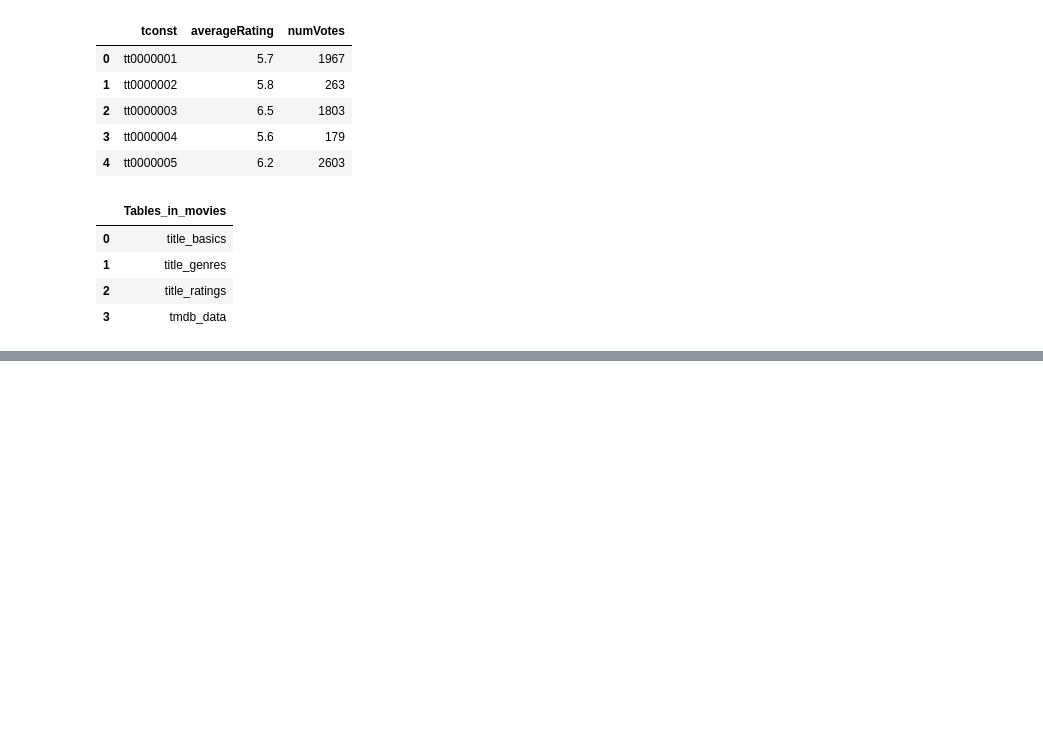
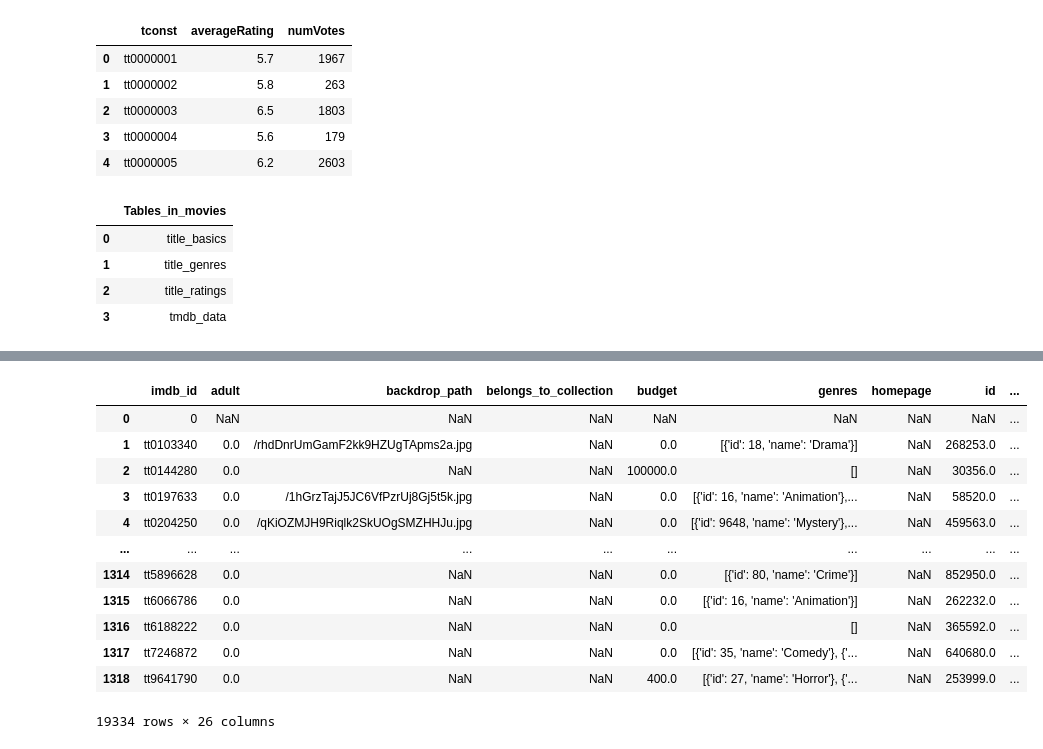
Before and after one commit to alexre24/IMDB-Project, a Jupyter notebook: IMDB Project Part 3.ipynb, the cells around one changed output, grey strips where cells are left out. Cells and saved outputs as stored; diff of their text form; code cells hidden in the pictures; blank space fills up the shorter version.

Commit message:
IMDB Project

```diff
--- a/IMDB Project Part 3.ipynb
+++ b/IMDB Project Part 3.ipynb
@@ -354,0 +536,7 @@ pd.read_sql(q, engine)
+# %%
+## Checking what data we already in our Data folder using os.listdir
+import glob
+q = "Data/final_tmdb_data*"
+chunked_files = glob.glob(q)
+# Showing the first 5
+chunked_files
@@ -354,0 +555,24 @@ pd.read_sql(q, engine)
+# %%
+## Loading all files as df and appending to a list
+df_list = []
+for file in chunked_files:
+    temp_df = pd.read_csv(file, lineterminator='\n', index_col = False)
+    df_list.append(temp_df)
+
+## Concatenating the list of dfs into 1 combined
+df_combined = pd.concat(df_list)
+df_combined
+# %% [output]
+|  | imdb_id | adult | backdrop_path | belongs_to_collection | budget | genres | homepage | id | ... |
+| 0 | 0 | NaN | NaN | NaN | NaN | NaN | NaN | NaN | ... |
+| 1 | tt0103340 | 0.0 | /rhdDnrUmGamF2kk9HZUgTApms2a.jpg | NaN | 0.0 | [{'id': 18, 'name': 'Drama'}] | NaN | 268253.0 | ... |
+| 2 | tt0144280 | 0.0 | NaN | NaN | 100000.0 | [] | NaN | 30356.0 | ... |
+| 3 | tt0197633 | 0.0 | /1hGrzTajJ5JC6VfPzrUj8Gj5t5k.jpg | NaN | 0.0 | [{'id': 16, 'name': 'Animation'},... | NaN | 58520.0 | ... |
+| 4 | tt0204250 | 0.0 | /qKiOZMJH9Riqlk2SkUOgSMZHHJu.jpg | NaN | 0.0 | [{'id': 9648, 'name': 'Mystery'},... | NaN | 459563.0 | ... |
+| ... | ... | ... | ... | ... | ... | ... | ... | ... | ... |
+| 1314 | tt5896628 | 0.0 | NaN | NaN | 0.0 | [{'id': 80, 'name': 'Crime'}] | NaN | 852950.0 | ... |
+| 1315 | tt6066786 | 0.0 | NaN | NaN | 0.0 | [{'id': 16, 'name': 'Animation'}] | NaN | 262232.0 | ... |
+| 1316 | tt6188222 | 0.0 | NaN | NaN | 0.0 | [] | NaN | 365592.0 | ... |
+| 1317 | tt7246872 | 0.0 | NaN | NaN | 0.0 | [{'id': 35, 'name': 'Comedy'}, {'... | NaN | 640680.0 | ... |
+| 1318 | tt9641790 | 0.0 | NaN | NaN | 400.0 | [{'id': 27, 'name': 'Horror'}, {'... | NaN | 253999.0 | ... |
+19334 rows × 26 columns
```
Also changed, not shown: parts of 18 cells of this notebook, 20 other files.
